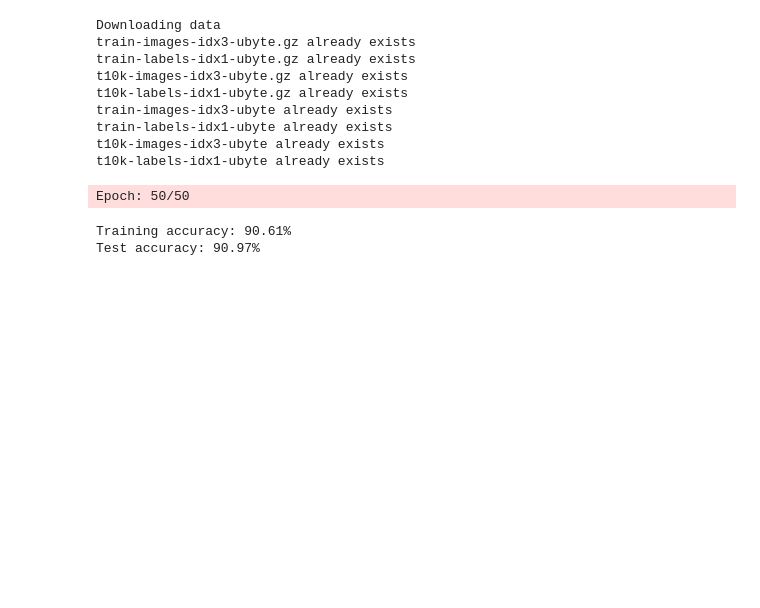
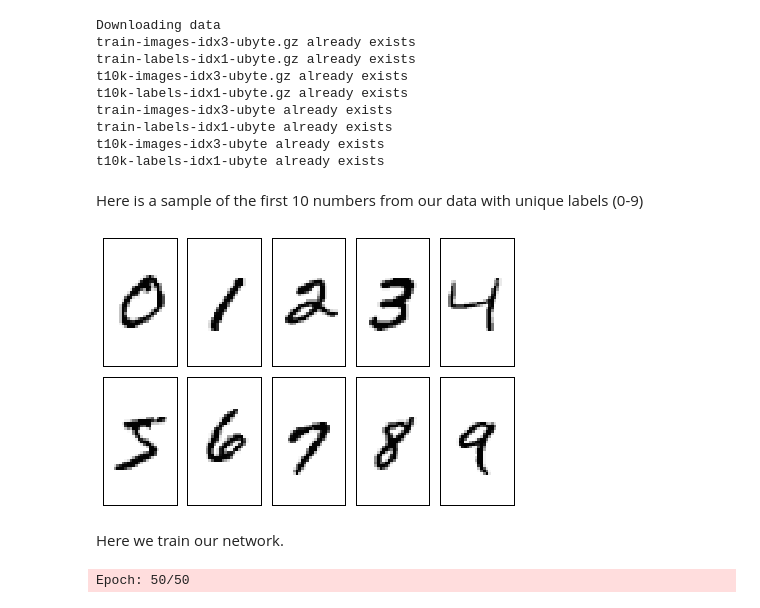
Before and after one commit to nbrawand/MultilayerPerceptron, a Jupyter notebook: src/Untitled.ipynb, the cells around one changed output. Saved outputs shown, nothing was run; the diff lists cells and outputs as text; code cells hidden in the pictures; blank space fills up the shorter version.

```diff
--- a/src/Untitled.ipynb
+++ b/src/Untitled.ipynb
@@ -62,11 +72,17 @@ train-images-idx3-ubyte already exists
 train-labels-idx1-ubyte already exists
 t10k-images-idx3-ubyte already exists
 t10k-labels-idx1-ubyte already exists
+# %% [markdown]
+Here is a sample of the first 10 numbers from our data with unique labels (0-9)
 # %%
 # plot first few images to test import
-# test.CreateSamplePlot(X_train, y_train)
+test.CreateSamplePlot(X_train, y_train)
 # test.PlotSingleKind(X_train, y_train, 25, 4)
 # test.PlotSingleKind(X_train, y_train, 25, 7)
+# %% [output]
+[figure, added]
+# %% [markdown]
+Here we train our network.
 # %%
 network = mlp.NeuralNetMLP(n_output=10,
                        n_features=X_train.shape[1],
@@ -84,58 +100,3 @@ network = mlp.NeuralNetMLP(n_output=10,
 nn = network.fit(X_train, y_train, print_progress=True)
 # %% [output]
 Epoch: 50/50
-# %%
-
-plt.plot(range(len(nn.cost_)), nn.cost_)
-plt.ylim([0, 2000])
-plt.ylabel('Cost')
-plt.xlabel('Epochs * 50')
-plt.tight_layout()
-plt.savefig('../figures/cost.png', dpi=300)
-
-
-batches = np.array_split(range(len(nn.cost_)), 1000)
-cost_ary = np.array(nn.cost_)
-cost_avgs = [np.mean(cost_ary[i]) for i in batches]
-plt.plot(range(len(cost_avgs)), cost_avgs, color='red')
-plt.ylim([0, 2000])
-plt.ylabel('Cost')
-plt.xlabel('Epochs')
-plt.tight_layout()
-plt.savefig('../figures/cost2.png', dpi=300)
-
-y_train_pred = nn.predict(X_train)
-
-if sys.version_info < (3, 0):
-    acc = ((np.sum(y_train == y_train_pred, axis=0)).astype('float') / X_train.shape[0])
-else:
-    acc = np.sum(y_train == y_train_pred, axis=0) / X_train.shape[0]
-    print('Training accuracy: %.2f%%' % (acc * 100))
-
-y_test_pred = nn.predict(X_test)
-
-if sys.version_info < (3, 0):
-    acc = ((np.sum(y_test == y_test_pred, axis=0)).astype('float') / X_test.shape[0])
-else:
-    acc = np.sum(y_test == y_test_pred, axis=0) / X_test.shape[0]
-    print('Test accuracy: %.2f%%' % (acc * 100))
-
-miscl_img = X_test[y_test != y_test_pred][:25]
-correct_lab = y_test[y_test != y_test_pred][:25]
-miscl_lab = y_test_pred[y_test != y_test_pred][:25]
-
-fig, ax = plt.subplots(nrows=5, ncols=5, sharex=True, sharey=True,)
-ax = ax.flatten()
-
-for i in range(25):
-    img = miscl_img[i].reshape(28, 28)
-    ax[i].imshow(img, cmap='Greys', interpolation='nearest')
-    ax[i].set_title('%d) t: %d p: %d' % (i+1, correct_lab[i], miscl_lab[i]))
-
-ax[0].set_xticks([])
-ax[0].set_yticks([])
-plt.tight_layout()
-plt.savefig('../figures/mnist_miscl.png', dpi=300)
-# %% [output]
-Training accuracy: 90.61%
-Test accuracy: 90.97%
```
Also changed, not shown: parts of 12 cells of this notebook, 2 other files.
